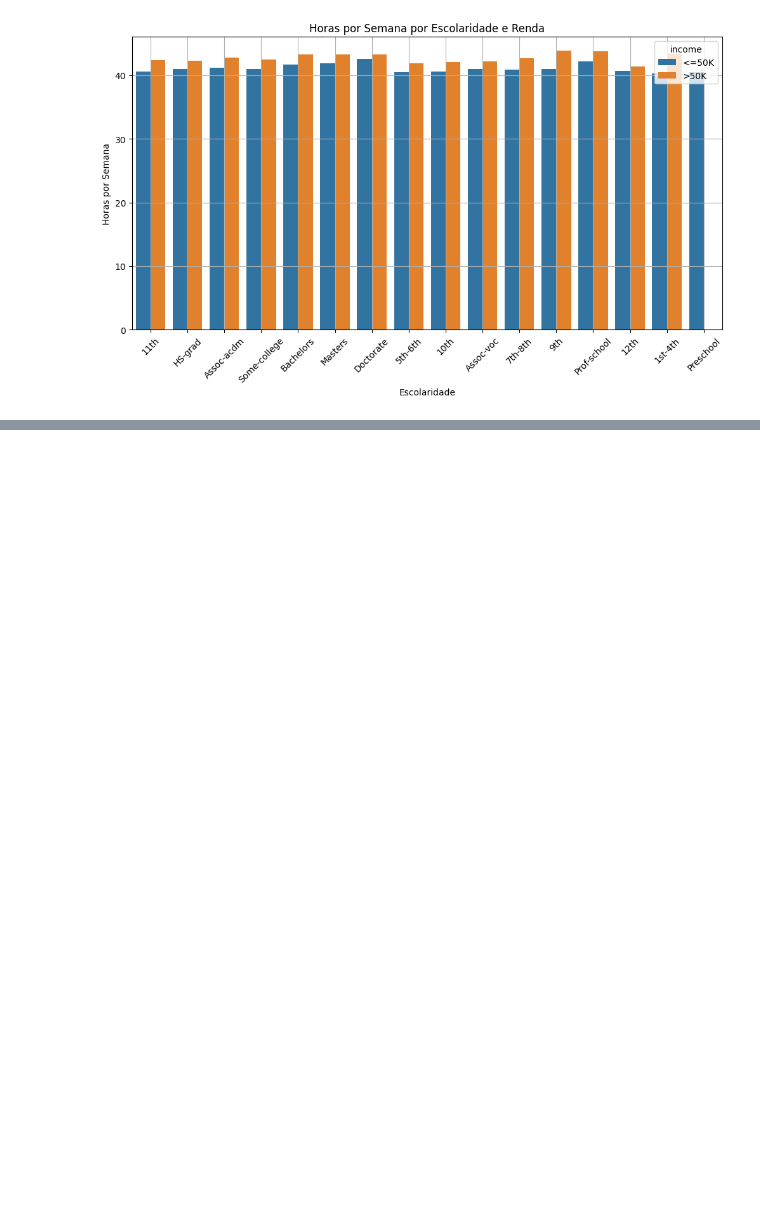
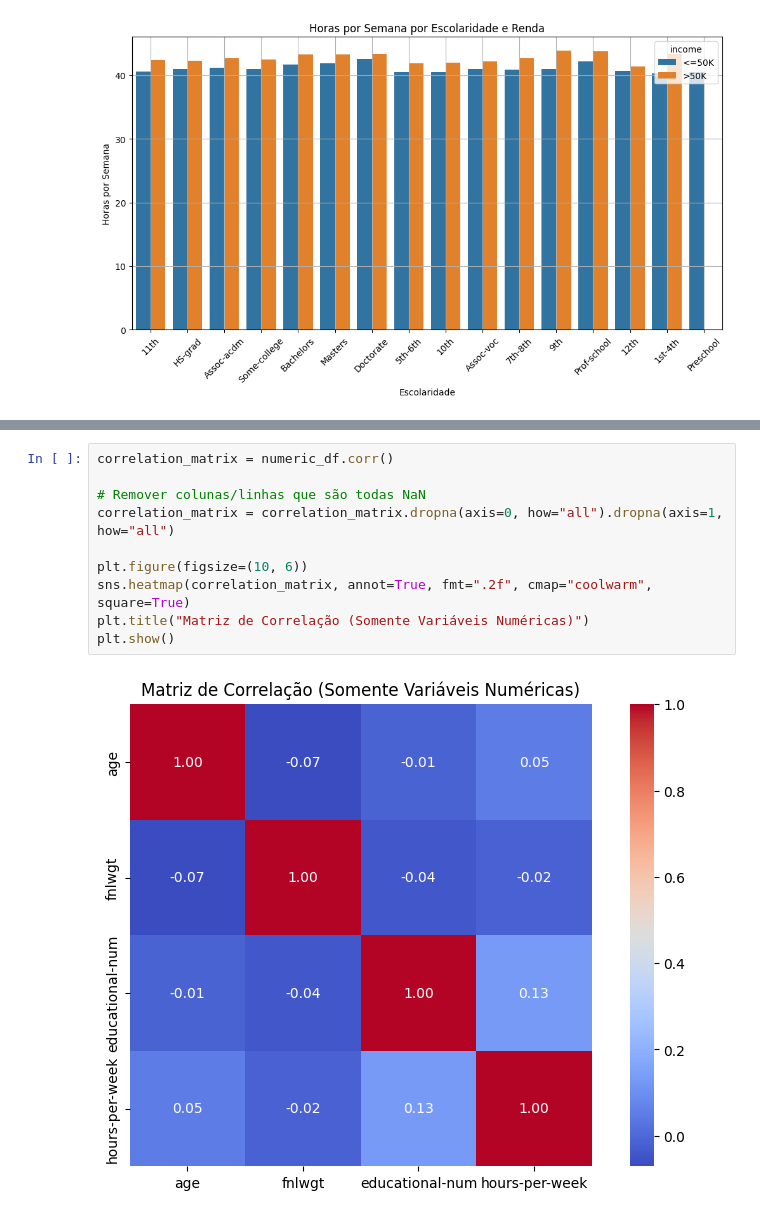
Before and after one commit to cristinaadms/TC-data-pipeline, a Jupyter notebook: data-adult/adult_analysis.ipynb, the cells around one changed output, grey strips where cells are left out. Saved outputs shown, nothing was run; the diff lists cells and outputs as text; blank space fills up the shorter version.

```diff
--- a/data-adult/adult_analysis.ipynb
+++ b/data-adult/adult_analysis.ipynb
@@ -203,0 +243,12 @@ plt.show()
+# %%
+correlation_matrix = numeric_df.corr()
+
+# Remover colunas/linhas que são todas NaN
+correlation_matrix = correlation_matrix.dropna(axis=0, how="all").dropna(axis=1, how="all")
+
+plt.figure(figsize=(10, 6))
+sns.heatmap(correlation_matrix, annot=True, fmt=".2f", cmap="coolwarm", square=True)
+plt.title("Matriz de Correlação (Somente Variáveis Numéricas)")
+plt.show()
+# %% [output]
+[figure, added]
```
Also changed, not shown: parts of 18 cells of this notebook.
